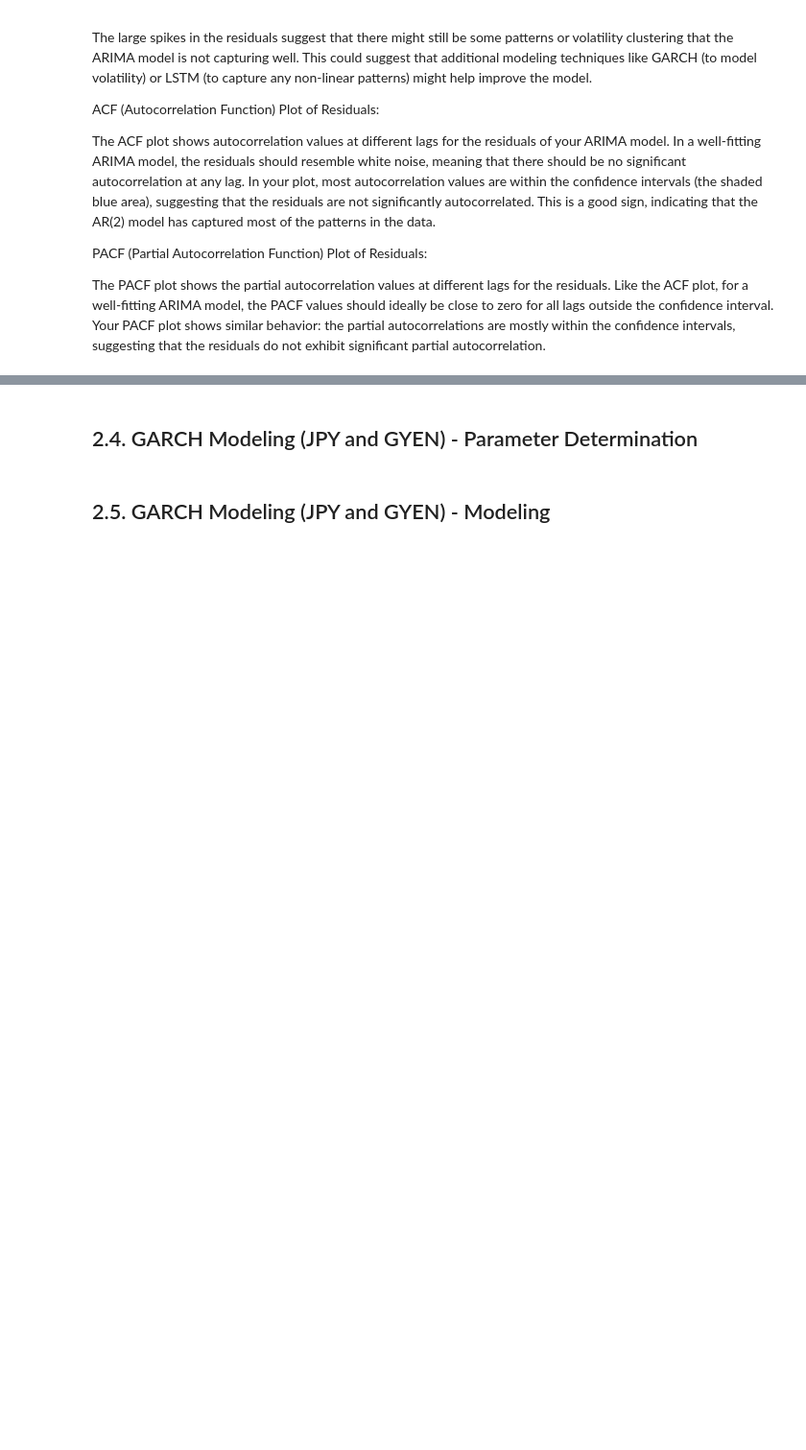
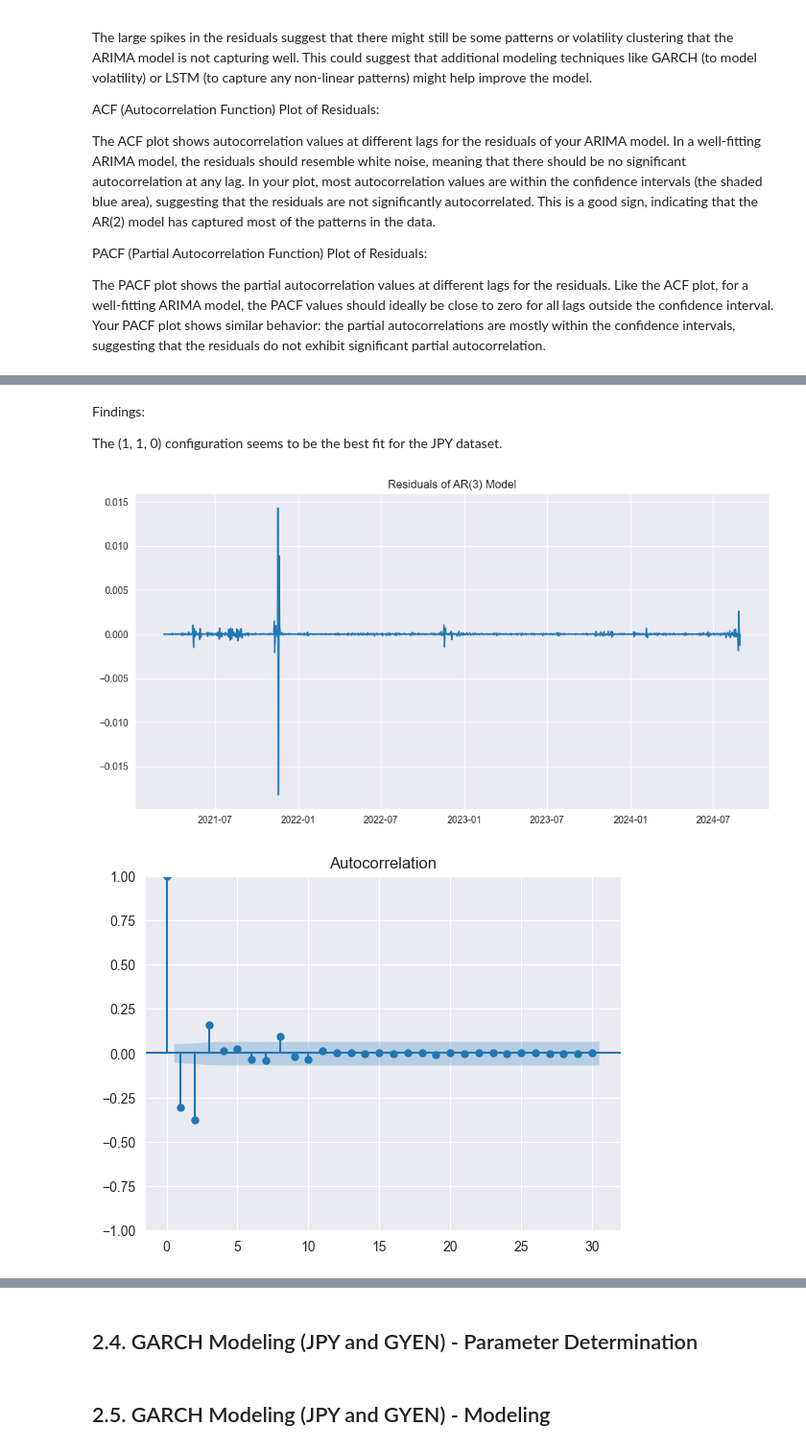
Before and after one commit to joodevs/algo-trader, a Jupyter notebook: gyen-yen-analysis.ipynb, the cells around one changed output, grey strips where cells are left out. Shown at 96% size. Drawn from its saved outputs; the diff is of its cells as text; code cells hidden in the pictures; blank space fills up the shorter version.

```diff
--- a/gyen-yen-analysis.ipynb
+++ b/gyen-yen-analysis.ipynb
@@ -297,0 +366,21 @@ Your PACF plot shows similar behavior: the partial autocorrelations are mostly w
+# %% [markdown]
+Findings:
+
+The (1, 1, 0) configuration seems to be the best fit for the JPY dataset.
+# %%
+# Residuals of AR(2) model
+residuals_ar3 = arima_fit_ar3.resid
+
+# Plot residuals
+plt.figure(figsize=(12, 6))
+plt.plot(residuals_ar3)
+plt.title('Residuals of AR(3) Model')
+plt.show()
+
+# ACF and PACF plots of residuals
+plot_acf(residuals_ar3, lags=30)
+plot_pacf(residuals_ar3, lags=30)
+plt.show()
+# %% [output]
+[figure, added]
+[figure, added]
```
Also changed, not shown: parts of 17 cells of this notebook.
